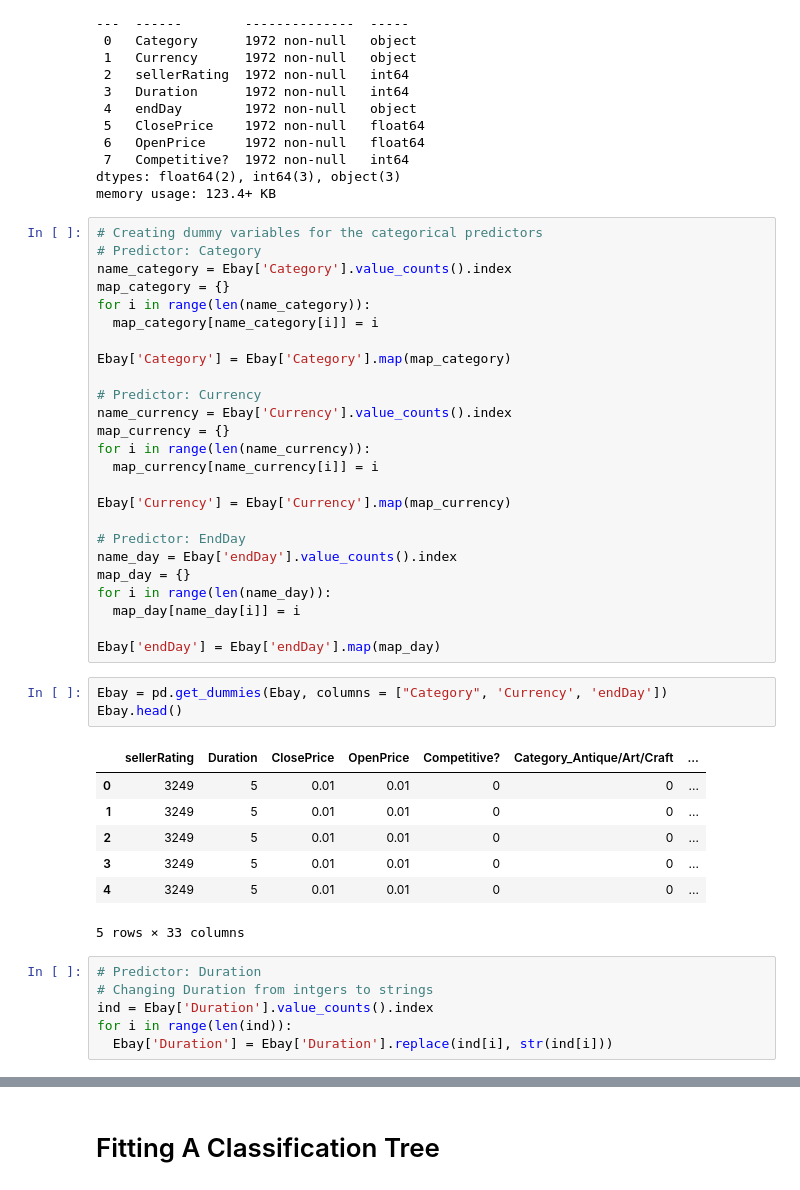
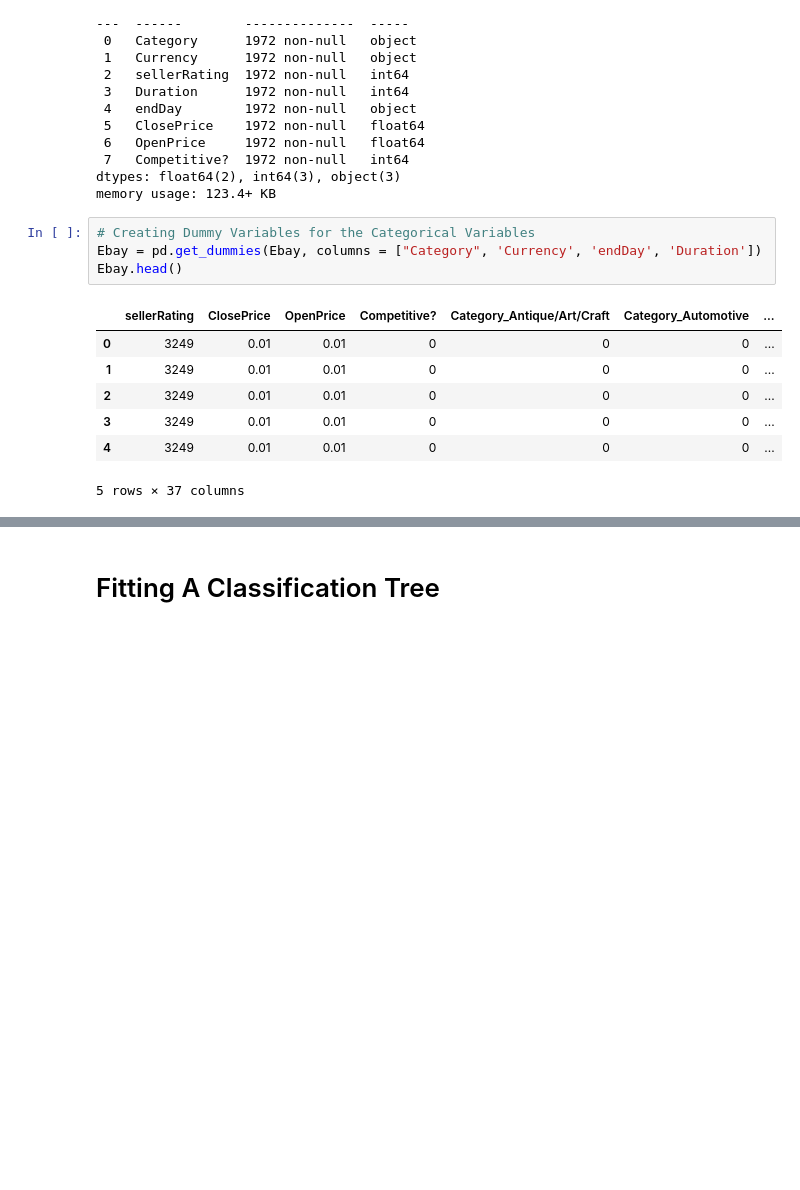
Before and after one commit to eric-pding/RSM8413_Group_Assignment_1, a Jupyter notebook: RSM8413_Group_Assignment_2.ipynb, the cells around one changed output, grey strips where cells are left out. Cells and saved outputs as stored; diff of their text form; blank space fills up the shorter version.

```diff
--- a/RSM8413_Group_Assignment_2.ipynb
+++ b/RSM8413_Group_Assignment_2.ipynb
@@ -92,45 +92,15 @@ Data columns (total 8 columns):
  7   Competitive?  1972 non-null   int64
 dtypes: float64(2), int64(3), object(3)
 memory usage: 123.4+ KB
-# %%
-# Creating dummy variables for the categorical predictors
-# Predictor: Category
-name_category = Ebay['Category'].value_counts().index
-map_category = {}
-for i in range(len(name_category)):
-  map_category[name_category[i]] = i
-
-Ebay['Category'] = Ebay['Category'].map(map_category)
-
-# Predictor: Currency
-name_currency = Ebay['Currency'].value_counts().index
-map_currency = {}
-for i in range(len(name_currency)):
-  map_currency[name_currency[i]] = i
-
-Ebay['Currency'] = Ebay['Currency'].map(map_currency)
-
-# Predictor: EndDay
-name_day = Ebay['endDay'].value_counts().index
-map_day = {}
-for i in range(len(name_day)):
-  map_day[name_day[i]] = i
-
-Ebay['endDay'] = Ebay['endDay'].map(map_day)
 # %%
-Ebay = pd.get_dummies(Ebay, columns = ["Category", 'Currency', 'endDay'])
+# Creating Dummy Variables for the Categorical Variables
+Ebay = pd.get_dummies(Ebay, columns = ["Category", 'Currency', 'endDay', 'Duration'])
 Ebay.head()
 # %% [output]
-|  | sellerRating | Duration | ClosePrice | OpenPrice | Competitive? | Category_Antique/Art/Craft | ... |
-| 0 | 3249 | 5 | 0.01 | 0.01 | 0 | 0 | ... |
-| 1 | 3249 | 5 | 0.01 | 0.01 | 0 | 0 | ... |
-| 2 | 3249 | 5 | 0.01 | 0.01 | 0 | 0 | ... |
-| 3 | 3249 | 5 | 0.01 | 0.01 | 0 | 0 | ... |
-| 4 | 3249 | 5 | 0.01 | 0.01 | 0 | 0 | ... |
+|  | sellerRating | ClosePrice | OpenPrice | Competitive? | Category_Antique/Art/Craft | Category_Automotive | ... |
+| 0 | 3249 | 0.01 | 0.01 | 0 | 0 | 0 | ... |
+| 1 | 3249 | 0.01 | 0.01 | 0 | 0 | 0 | ... |
+| 2 | 3249 | 0.01 | 0.01 | 0 | 0 | 0 | ... |
+| 3 | 3249 | 0.01 | 0.01 | 0 | 0 | 0 | ... |
+| 4 | 3249 | 0.01 | 0.01 | 0 | 0 | 0 | ... |
-5 rows × 33 columns
+5 rows × 37 columns
-# %%
-# Predictor: Duration
-# Changing Duration from intgers to strings
-ind = Ebay['Duration'].value_counts().index
-for i in range(len(ind)):
-  Ebay['Duration'] = Ebay['Duration'].replace(ind[i], str(ind[i]))
```
Also changed, not shown: parts of 22 cells of this notebook.
